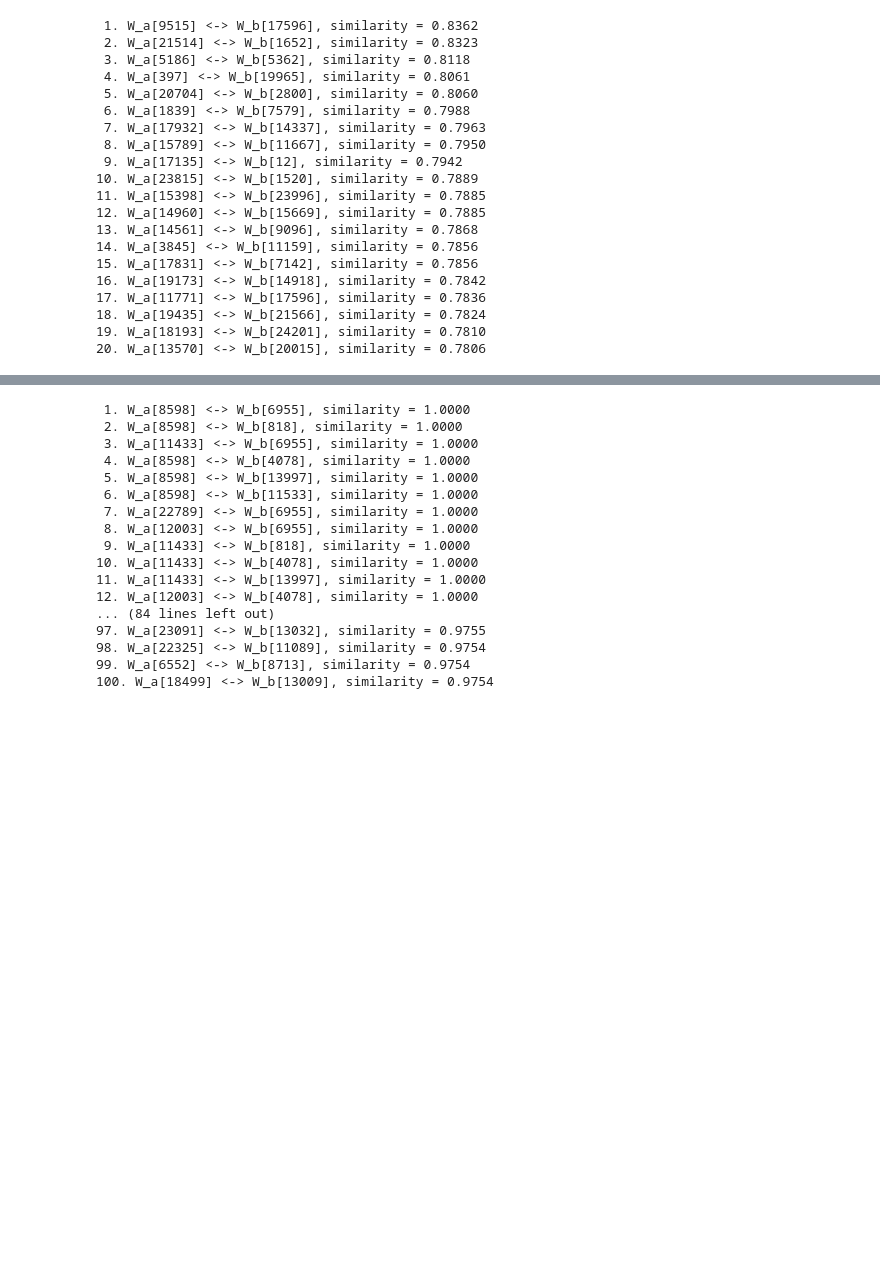
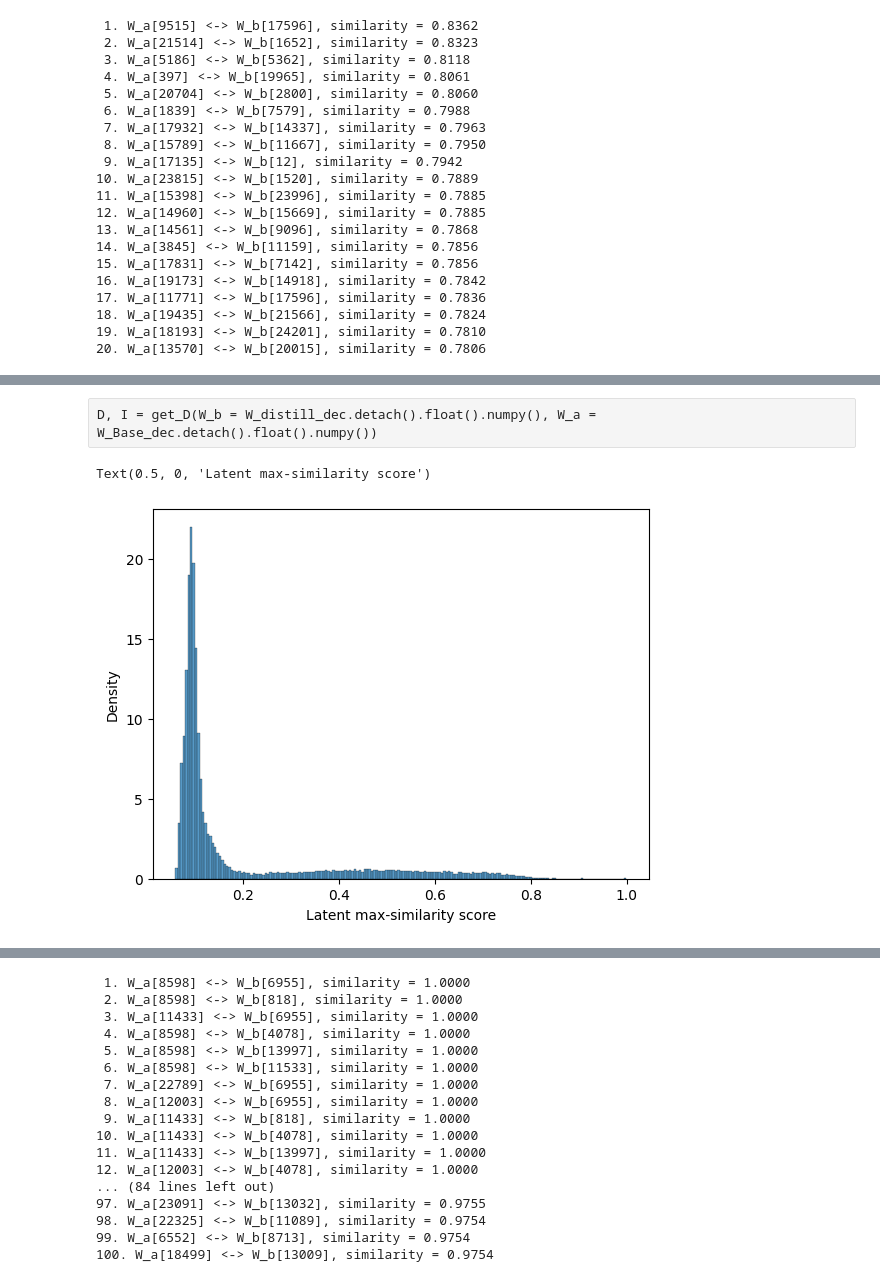
Before and after one commit to shariarvg/recurring_features, a Jupyter notebook: results.ipynb, the cells around one changed output, grey strips where cells are left out. Cells and saved outputs as stored; diff of their text form; code cells hidden in the pictures; blank space fills up the shorter version.

```diff
--- a/results.ipynb
+++ b/results.ipynb
@@ -598,0 +644,8 @@ Indices of top-k matches in W_b (I):
+# %% [raw]
+D, I = get_D(W_b = W_distill_dec.detach().float().numpy(), W_a = W_Base_dec.detach().float().numpy())
+# %%
+sns.histplot(D[:,0], stat = "density")
+plt.xlabel("Latent max-similarity score")
+# %% [output]
+Text(0.5, 0, 'Latent max-similarity score')
+[figure, added]
```
Also changed, not shown: parts of 17 cells of this notebook, 13 other files.
